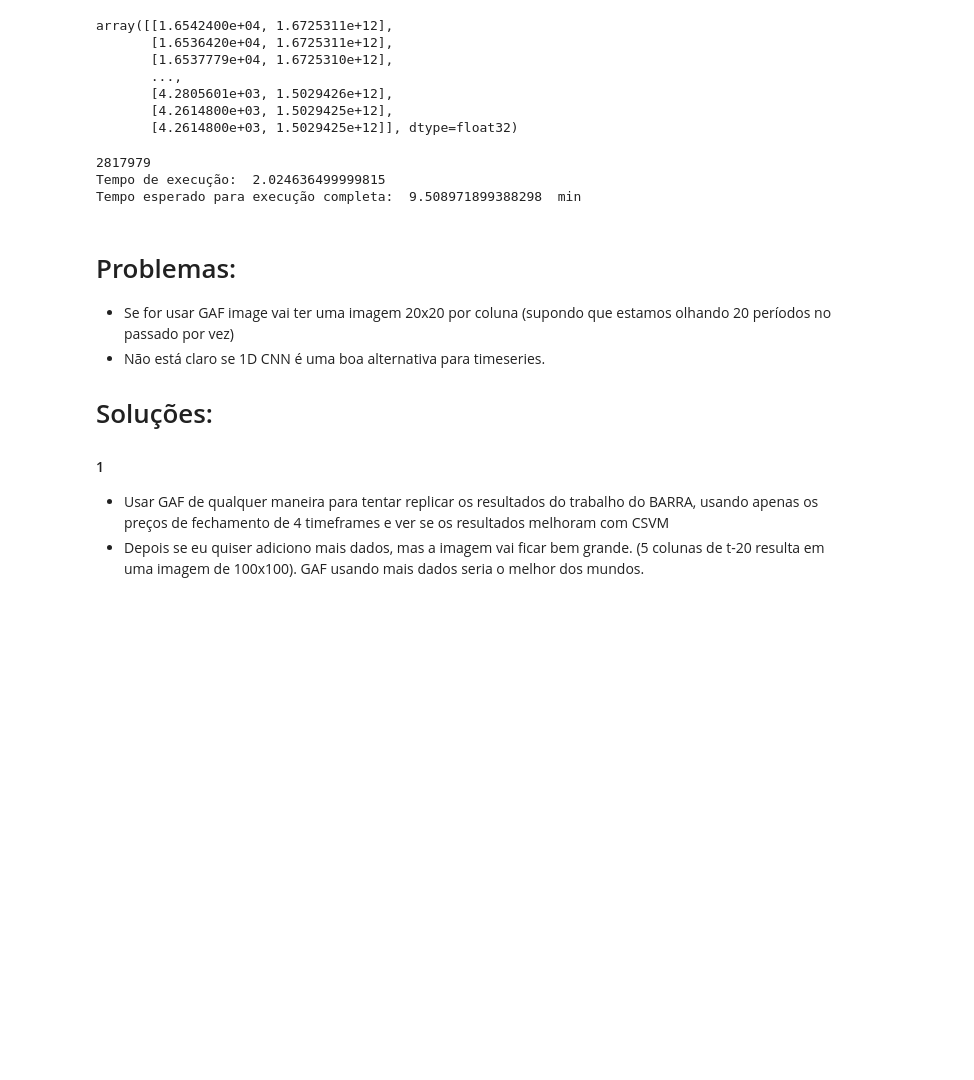
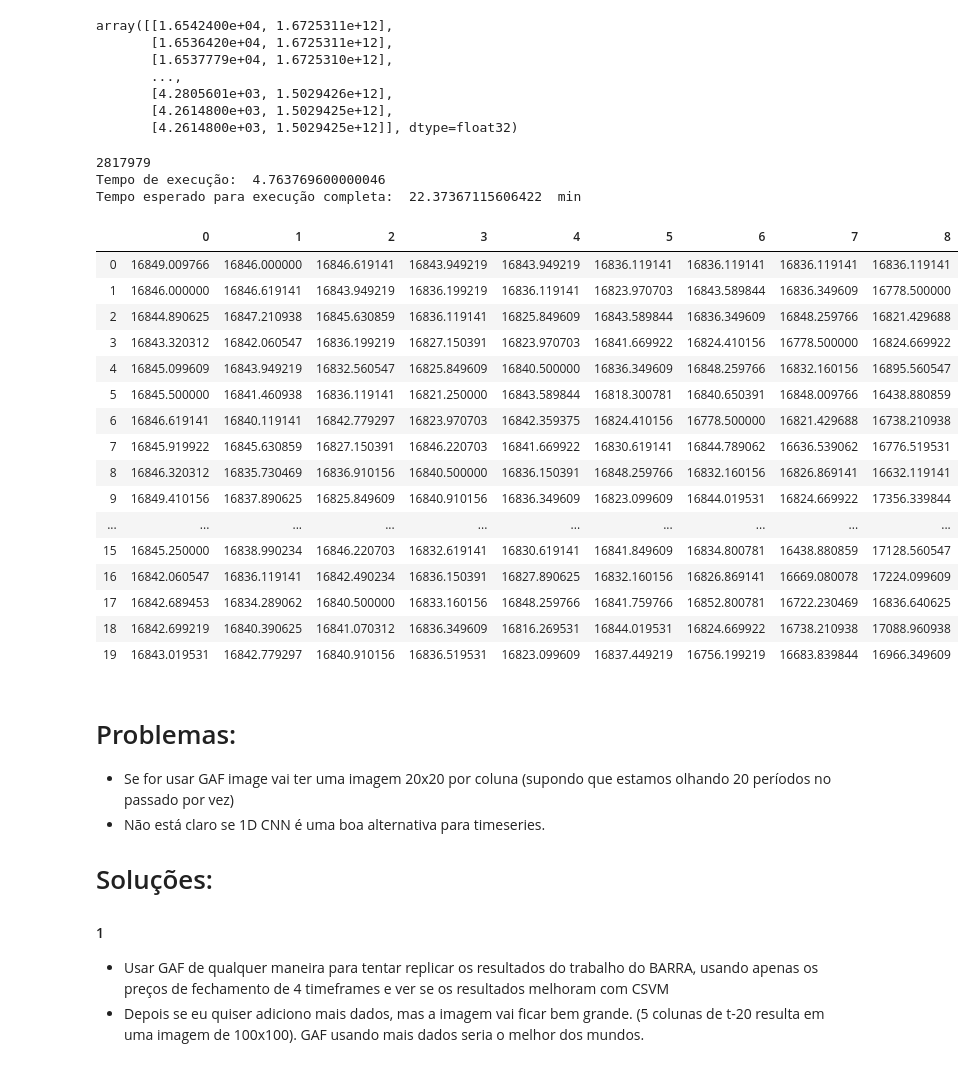
Before and after one commit to lambdavar/Artigo, a Jupyter notebook: main.ipynb, the cells around one changed output. Saved outputs shown, nothing was run; the diff lists cells and outputs as text; code cells hidden in the pictures; blank space fills up the shorter version.

```diff
--- a/main.ipynb
+++ b/main.ipynb
@@ -118,30 +119,47 @@ def cria_janela(linha, dfs=dfs):
 # %%
 # numpy
 # resultado bate
 # tentar meter um paralelismo. demora 5 min pra rodar atualmente
 
 linha = 0
 lookback = 20
 linhas = 10000
 
 print(len(dfs[0])-lookback)
 start = timer()
 while linha < (linhas):
 #for linha in range(len(dfs[timeframes[0]])-lookback):
     df_janela = cria_janela(linha, dfs)
 
     # define se é long ou short
     # create_gaf(df_janela)
     # salva na pasta long ou short
     linha += 1
 end = timer()
 print("Tempo de execução: ",end - start)
 print("Tempo esperado para execução completa: ", ((len(dfs[0])-lookback)/linhas)*(end - start)/60, " min")
-#df_janela
+pd.DataFrame(df_janela)
 # %% [output]
 2817979
-Tempo de execução:  2.024636499999815
-Tempo esperado para execução completa:  9.508971899388298  min
+Tempo de execução:  4.763769600000046
+Tempo esperado para execução completa:  22.37367115606422  min
+|  | 0 | 1 | 2 | 3 | 4 | 5 | 6 | 7 | 8 |
+| 0 | 16849.009766 | 16846.000000 | 16846.619141 | 16843.949219 | 16843.949219 | 16836.119141 | 16836.119141 | 16836.119141 | 16836.119141 |
+| 1 | 16846.000000 | 16846.619141 | 16843.949219 | 16836.199219 | 16836.119141 | 16823.970703 | 16843.589844 | 16836.349609 | 16778.500000 |
+| 2 | 16844.890625 | 16847.210938 | 16845.630859 | 16836.119141 | 16825.849609 | 16843.589844 | 16836.349609 | 16848.259766 | 16821.429688 |
+| 3 | 16843.320312 | 16842.060547 | 16836.199219 | 16827.150391 | 16823.970703 | 16841.669922 | 16824.410156 | 16778.500000 | 16824.669922 |
+| 4 | 16845.099609 | 16843.949219 | 16832.560547 | 16825.849609 | 16840.500000 | 16836.349609 | 16848.259766 | 16832.160156 | 16895.560547 |
+| 5 | 16845.500000 | 16841.460938 | 16836.119141 | 16821.250000 | 16843.589844 | 16818.300781 | 16840.650391 | 16848.009766 | 16438.880859 |
+| 6 | 16846.619141 | 16840.119141 | 16842.779297 | 16823.970703 | 16842.359375 | 16824.410156 | 16778.500000 | 16821.429688 | 16738.210938 |
+| 7 | 16845.919922 | 16845.630859 | 16827.150391 | 16846.220703 | 16841.669922 | 16830.619141 | 16844.789062 | 16636.539062 | 16776.519531 |
+| 8 | 16846.320312 | 16835.730469 | 16836.910156 | 16840.500000 | 16836.150391 | 16848.259766 | 16832.160156 | 16826.869141 | 16632.119141 |
+| 9 | 16849.410156 | 16837.890625 | 16825.849609 | 16840.910156 | 16836.349609 | 16823.099609 | 16844.019531 | 16824.669922 | 17356.339844 |
+| ... | ... | ... | ... | ... | ... | ... | ... | ... | ... |
+| 15 | 16845.250000 | 16838.990234 | 16846.220703 | 16832.619141 | 16830.619141 | 16841.849609 | 16834.800781 | 16438.880859 | 17128.560547 |
+| 16 | 16842.060547 | 16836.119141 | 16842.490234 | 16836.150391 | 16827.890625 | 16832.160156 | 16826.869141 | 16669.080078 | 17224.099609 |
+| 17 | 16842.689453 | 16834.289062 | 16840.500000 | 16833.160156 | 16848.259766 | 16841.759766 | 16852.800781 | 16722.230469 | 16836.640625 |
+| 18 | 16842.699219 | 16840.390625 | 16841.070312 | 16836.349609 | 16816.269531 | 16844.019531 | 16824.669922 | 16738.210938 | 17088.960938 |
+| 19 | 16843.019531 | 16842.779297 | 16840.910156 | 16836.519531 | 16823.099609 | 16837.449219 | 16756.199219 | 16683.839844 | 16966.349609 |
 # %% [markdown]
 # Problemas:
 - Se for usar GAF image vai ter uma imagem 20x20 por coluna (supondo que estamos olhando 20 períodos no passado por vez)
```
Also changed, not shown: parts of 1 cell of this notebook.
